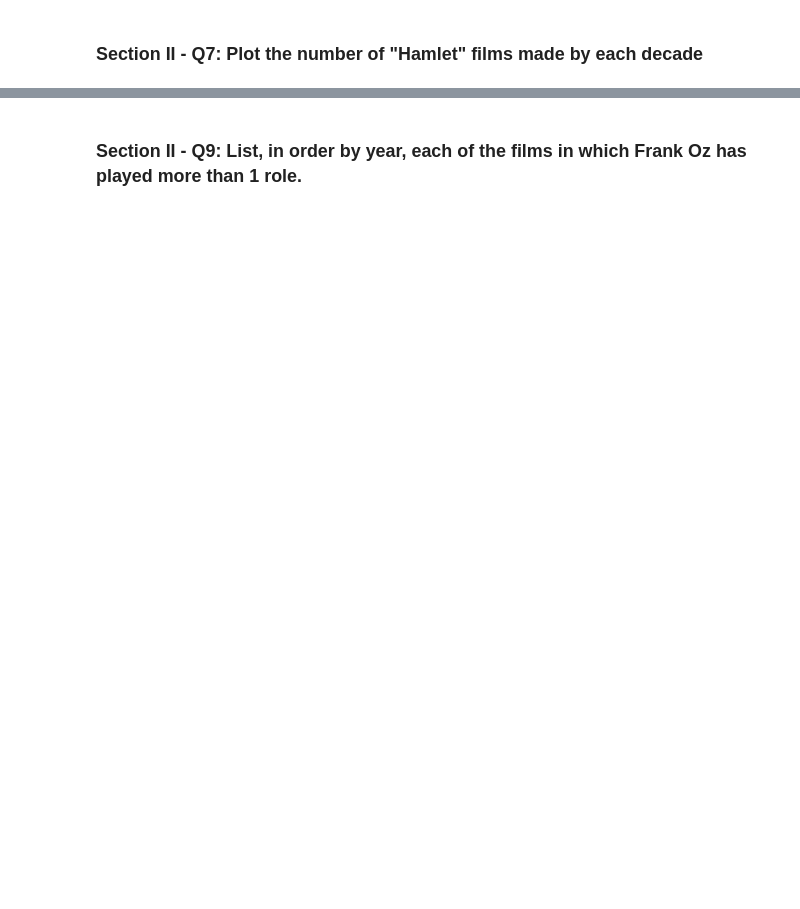
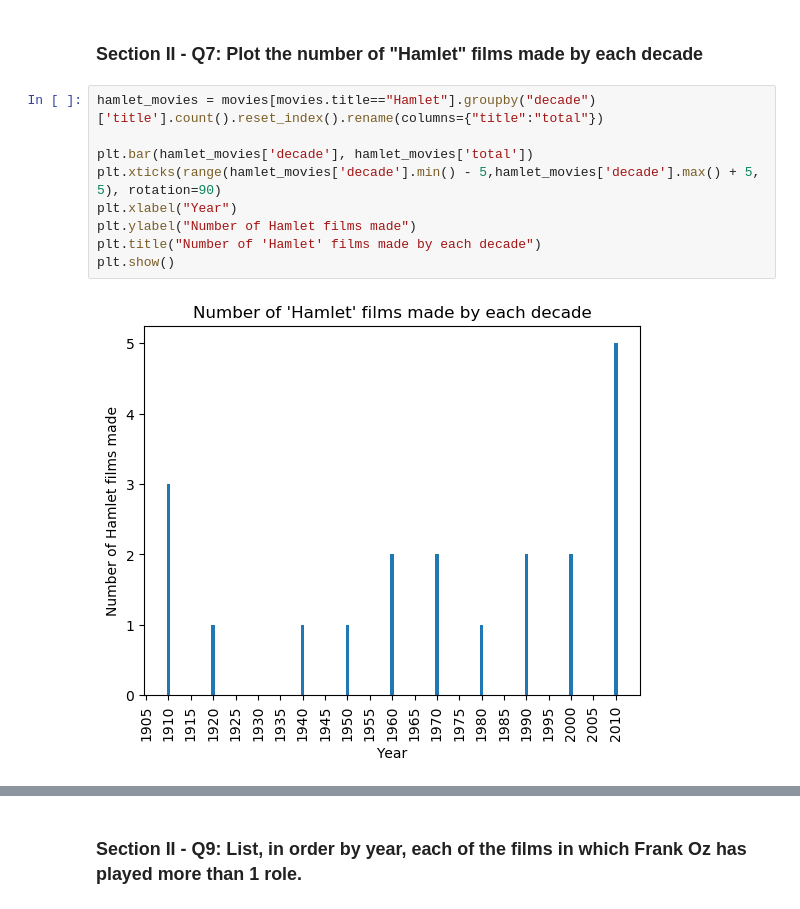
Before and after one commit to lfunderburk/mec-mini-projects, a Jupyter notebook: mec-5.3.10-data-wranging-with-pandas-mini-project/Mini_Project_Data_Wrangling_Pandas.ipynb, the cells around one changed output, grey strips where cells are left out. Saved outputs shown, nothing was run; the diff lists cells and outputs as text; blank space fills up the shorter version.

```diff
--- a/mec-5.3.10-data-wranging-with-pandas-mini-project/Mini_Project_Data_Wrangling_Pandas.ipynb
+++ b/mec-5.3.10-data-wranging-with-pandas-mini-project/Mini_Project_Data_Wrangling_Pandas.ipynb
@@ -543,2 +554,13 @@ plt.show()
 # %% [markdown]
 ### Section II - Q7: Plot the number of "Hamlet" films made by each decade
+# %%
+hamlet_movies = movies[movies.title=="Hamlet"].groupby("decade")['title'].count().reset_index().rename(columns={"title":"total"})
+
+plt.bar(hamlet_movies['decade'], hamlet_movies['total'])
+plt.xticks(range(hamlet_movies['decade'].min() - 5,hamlet_movies['decade'].max() + 5, 5), rotation=90)
+plt.xlabel("Year")
+plt.ylabel("Number of Hamlet films made")
+plt.title("Number of 'Hamlet' films made by each decade")
+plt.show()
+# %% [output]
+[figure, added]
```
Also changed, not shown: parts of 23 cells of this notebook.
